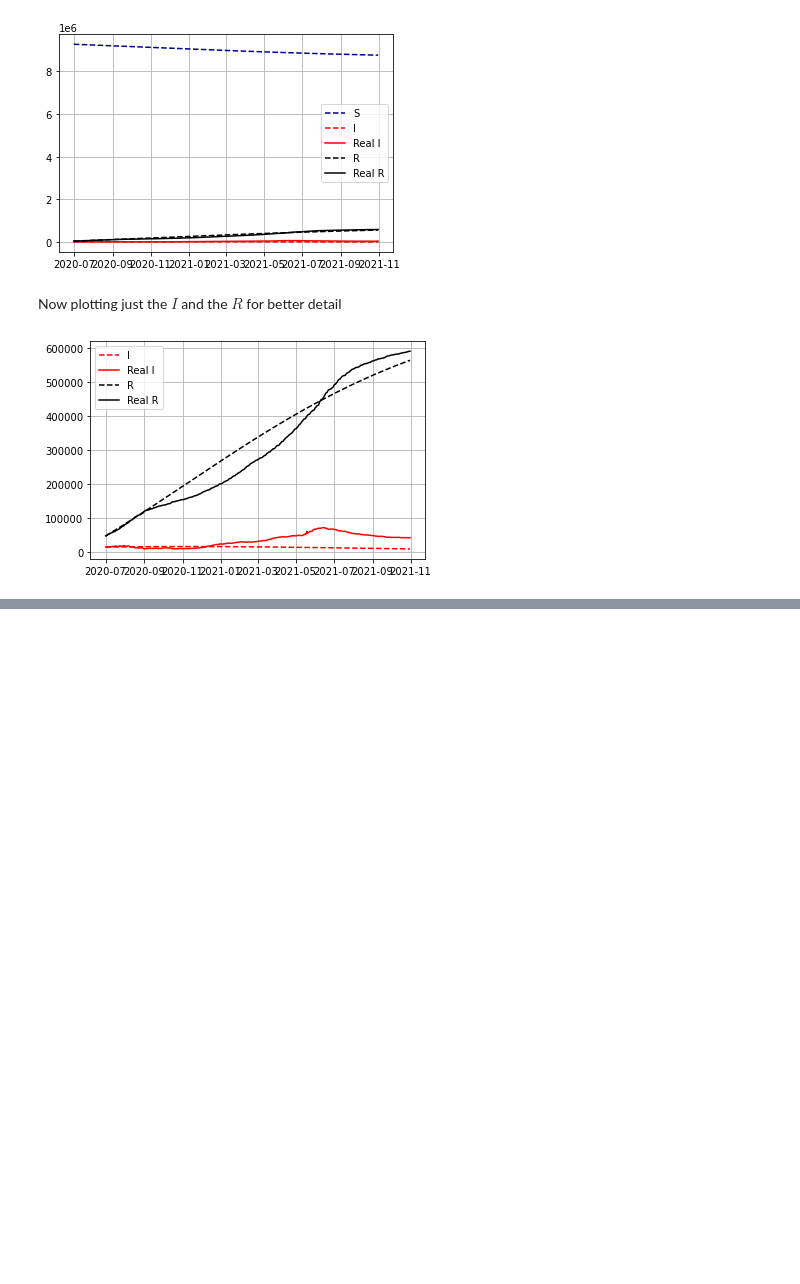
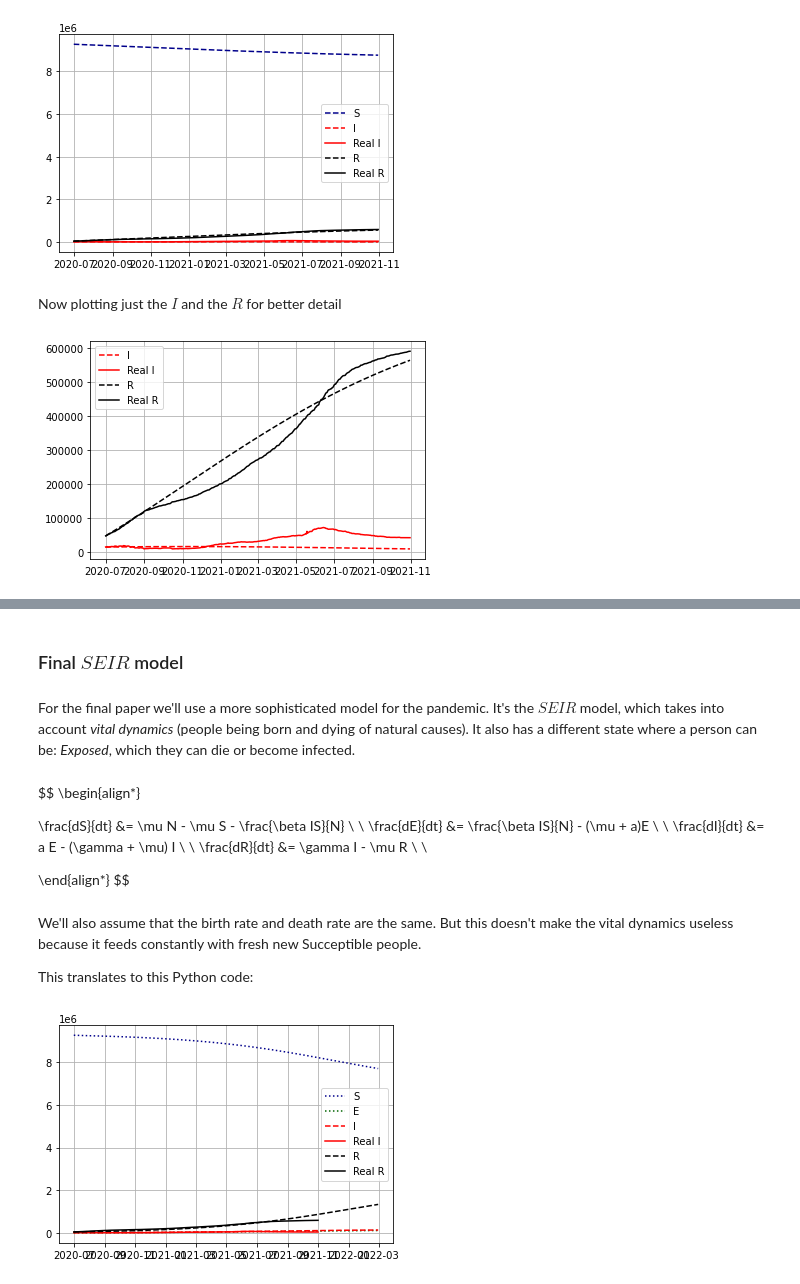
Before and after one commit to gbrls/Covid19NumericalAnalisys, a Jupyter notebook: main.ipynb, the cells around one changed output, grey strips where cells are left out. Cells and saved outputs as stored; diff of their text form; code cells hidden in the pictures; blank space fills up the shorter version.

Commit message:
SEIR model added

```diff
--- a/main.ipynb
+++ b/main.ipynb
@@ -135,0 +140,62 @@ plt.show()
+# %% [markdown]
+### Final $SEIR$ model
+# %% [markdown]
+For the final paper we'll use a more sophisticated model for the pandemic. It's the $SEIR$ model, which takes into account _vital dynamics_ (people being born and dying of natural causes). It also has a different state where a person can be: _Exposed_, which they can die or become infected.
+# %% [markdown]
+$$
+\begin{align*}
+
+\frac{dS}{dt} &= \mu N - \mu S - \frac{\beta IS}{N} \\ \\
+\frac{dE}{dt} &= \frac{\beta IS}{N} - (\mu + a)E \\ \\
+\frac{dI}{dt} &= a E - (\gamma + \mu) I \\ \\
+\frac{dR}{dt} &= \gamma I - \mu R \\ \\
+
+
+\end{align*}
+$$
+# %% [markdown]
+We'll also assume that the birth rate and death rate are the same. But this doesn't make the vital dynamics useless because it feeds constantly with fresh new Succeptible people.
+
+This translates to this Python code:
+# %%
+def SEIR(u, t):
+
+    N = real_total_pop
+
+    S = u[0]
+    E = u[1]
+    I = u[2]
+    R = u[3]
+
+    beta = 0.074 / N
+    gamma = 1/18. # Infecctious period https://www.nature.com/articles/s41467-020-20568-4
+    mu = 0.0028
+    a = 1/14. # Time that a person takes to become infecctious
+    return [
+        mu*N - mu*S - beta*S*I,
+        beta*S*I - (mu + a) * E,
+        a*E - (gamma + mu) * I,
+        gamma*I - mu*R,
+    ]
+# %%
+u = [model_pop - (model_pop * model_infected),0, model_pop * model_infected,model_pop * model_recovered]
+solution = odeint(SEIR, u, tf)
+S = solution[:, 0]
+E = solution[:, 1]
+I = solution[:, 2]
+R = solution[:, 3]
+
+plt.grid()
+plt.plot(rf, S, label="S", color="darkblue", linestyle="dotted")
+plt.plot(rf, E, label="E", color="darkgreen", linestyle="dotted")
+plt.plot(rf, I, label="I", color="red", linestyle="dashed")
+plt.plot(df['confirmados'] - (df['obitos'] + df['recuperados']), label="Real I", color="red")
+plt.plot(rf, R, label="R", color="black", linestyle="dashed")
+plt.plot(df['obitos'] + df['recuperados'], label="Real R", color="black")
+#plt.plot(df['confirmados'] - (df['obitos'] + df['recuperados']), label="Real I", color="red")
+#plt.plot(r, R, label="R", color="black", linestyle="dashed")
+#plt.plot(df['obitos'] + df['recuperados'], label="Real R", color="black")
+plt.legend()
+plt.show()
+# %% [output]
+[figure, added]
```
Also changed, not shown: parts of 8 cells of this notebook.
